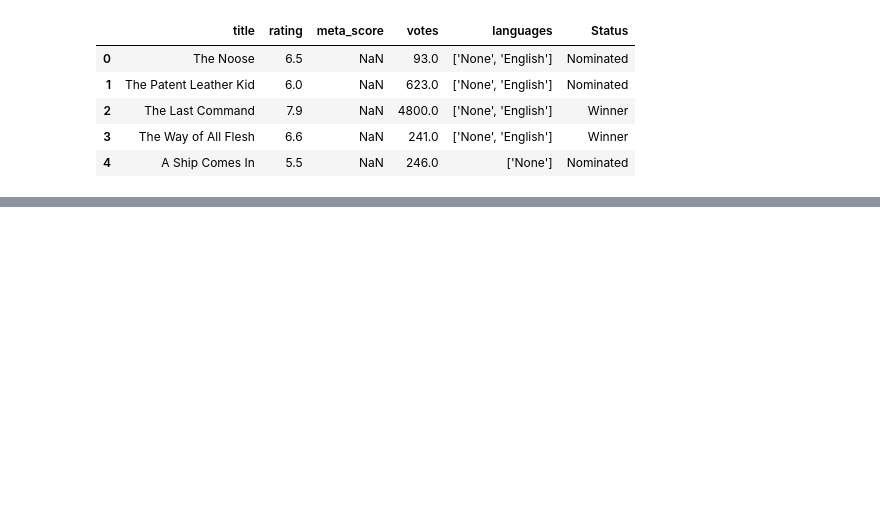
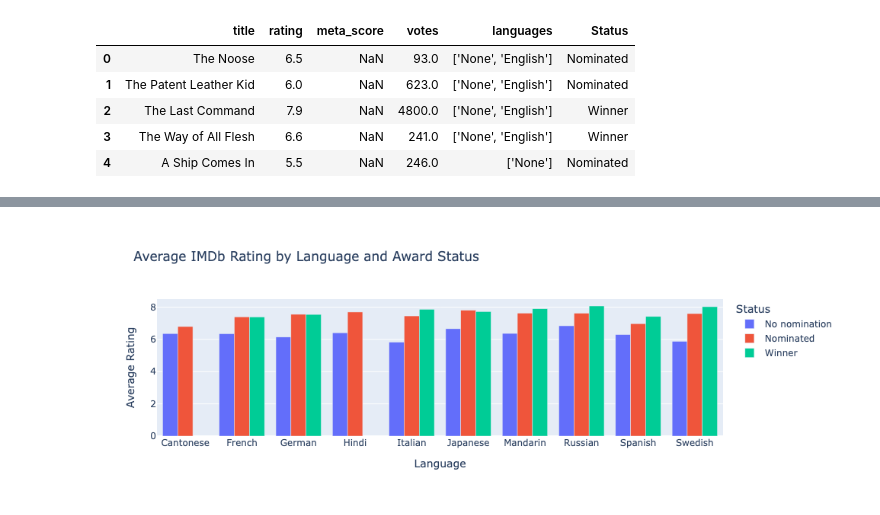
Before and after one commit to jad-bey/SIADS-593-Film-Awards-Data-Analysis, a Jupyter notebook: language graph.ipynb, the cells around one changed output, grey strips where cells are left out. Drawn from its saved outputs; the diff is of its cells as text; code cells hidden in the pictures; blank space fills up the shorter version.

Commit message:
Added readable labels and scaling

```diff
--- a/language graph.ipynb
+++ b/language graph.ipynb
@@ -184,0 +84,10 @@ fig.show()
+# %%
+# top_10_grouped['avg_rating'] = top_10_grouped['avg_rating'].map(lambda x: f'{x:.1f}')
+top_10_grouped['avg_rating_rounded'] = top_10_grouped['avg_rating'].map(lambda x: f"{x:.1f}")
+
+# top_10_grouped['sum_votes'] = top_10_grouped['sum_votes'].map('{:,}'.format)
+# top_10_grouped['total_films'] = top_10_grouped['total_films'].map(lambda x: f'{x:.,d}')
+# %%
+top_10_grouped['sum_votes'] = top_10_grouped['sum_votes'].astype(int)
+top_10_grouped['sum_votes_str'] = top_10_grouped['sum_votes'].map(lambda  x: f'{x:,d}')
+# top_10_grouped['total_films'] = top_10_grouped['total_films'].map(lambda x: f'{x:,d}')
@@ -184,0 +114,16 @@ fig.show()
+# %%
+fig_avg = px.bar(
+    top_10_grouped,
+    x='language',
+    y='avg_rating',
+    color='Status',
+    barmode='group',
+    labels={'language':'Language', 'avg_rating': 'Average Rating'},
+    title='Average IMDb Rating by Language and Award Status'
+)
+
+fig_avg.update_traces(hovertemplate='%{y:.1f}')
+# fig_avg.update_yaxes(tickformat='d', title='Average Rating')
+fig_avg.show()
+# %% [output]
+[figure, added]
```
Also changed, not shown: parts of 13 cells of this notebook, 4 other files.
